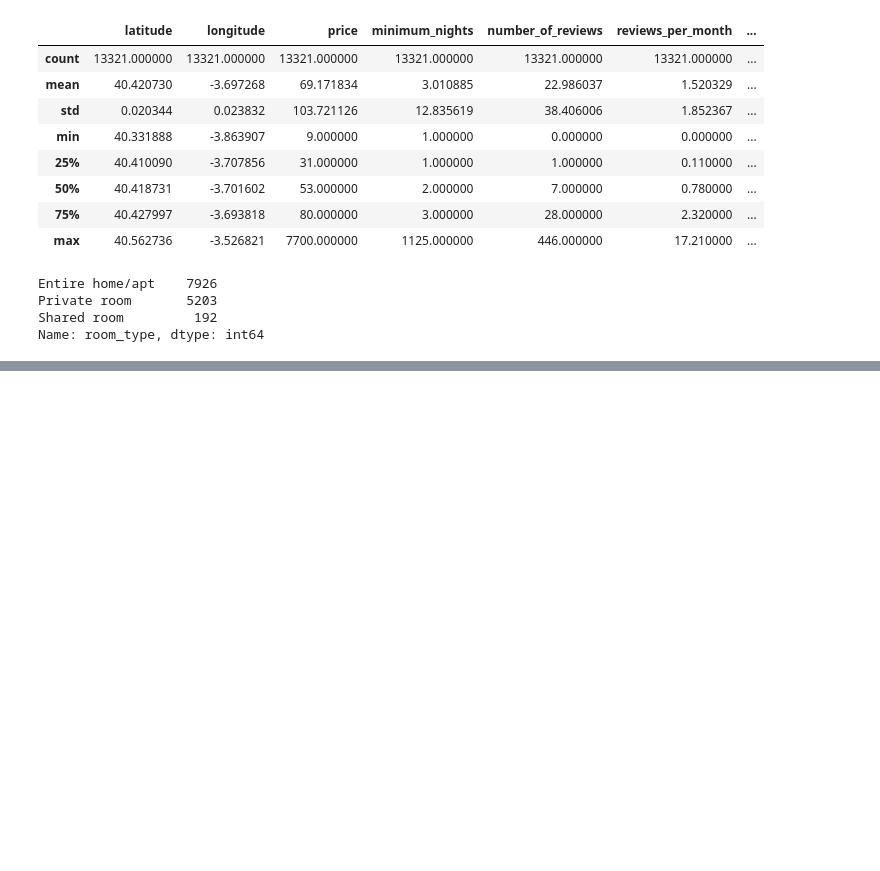
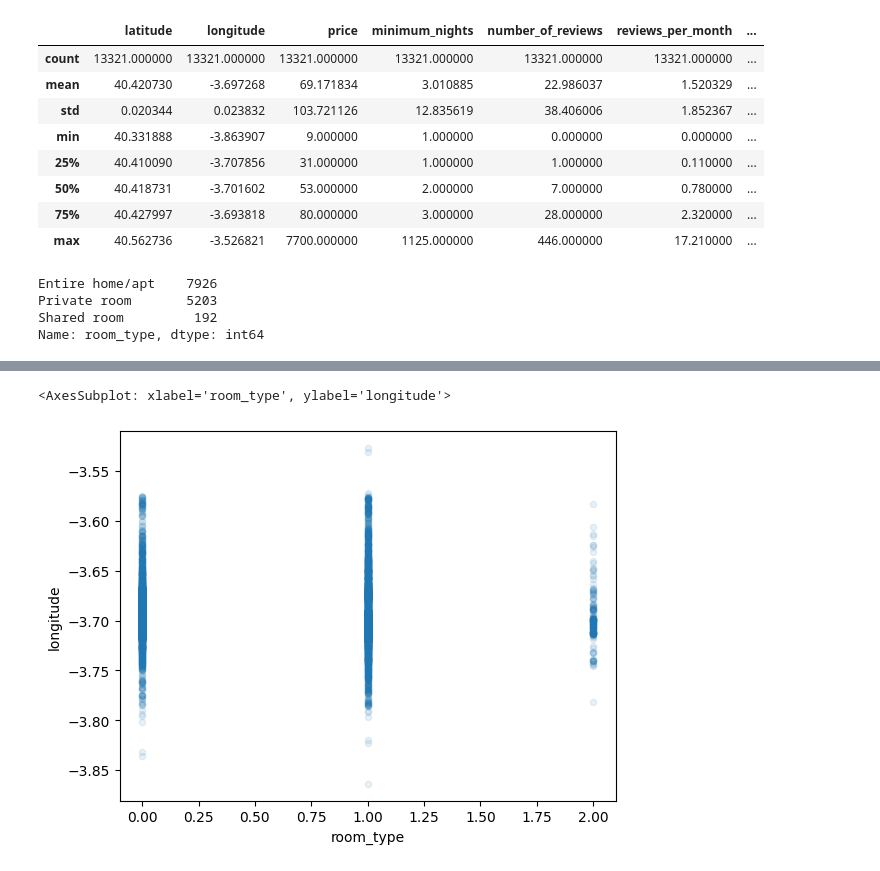
Before and after one commit to PelayoMC/Master, a Jupyter notebook: AA - I/trabajo1/trabajo1.ipynb, the cells around one changed output, grey strips where cells are left out. Saved outputs shown, nothing was run; the diff lists cells and outputs as text; code cells hidden in the pictures; blank space fills up the shorter version.

```diff
--- a/AA - I/trabajo1/trabajo1.ipynb
+++ b/AA - I/trabajo1/trabajo1.ipynb
@@ -83,0 +119,6 @@ Datos separados
+# %%
+airbnb.plot(kind="scatter", x="room_type", y="longitude",
+alpha=0.1)
+# %% [output]
+<AxesSubplot: xlabel='room_type', ylabel='longitude'>
+[figure, added]
```
Also changed, not shown: parts of 16 cells of this notebook, 3 other files.
